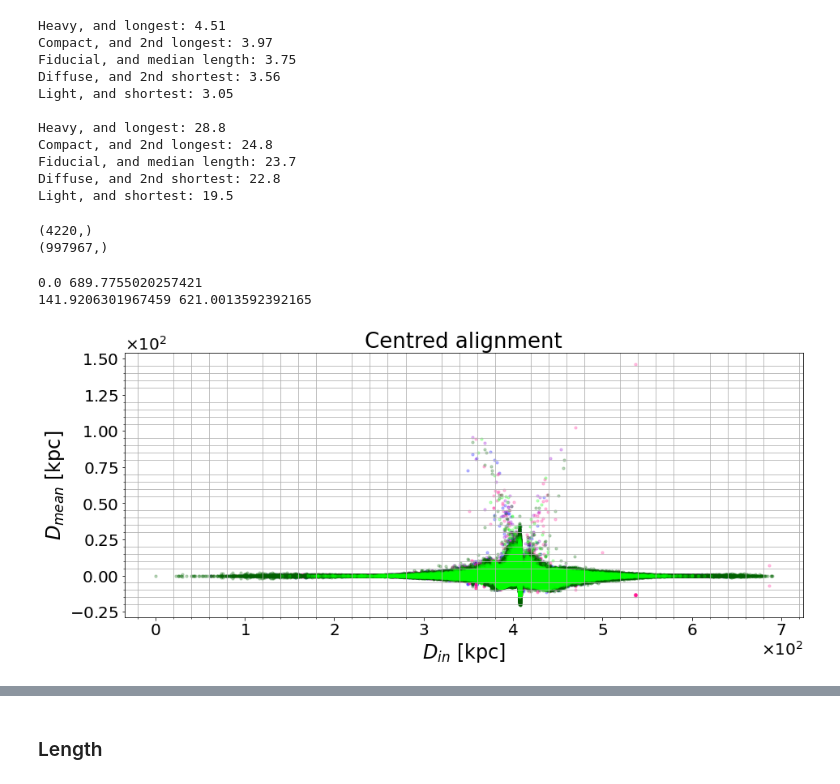
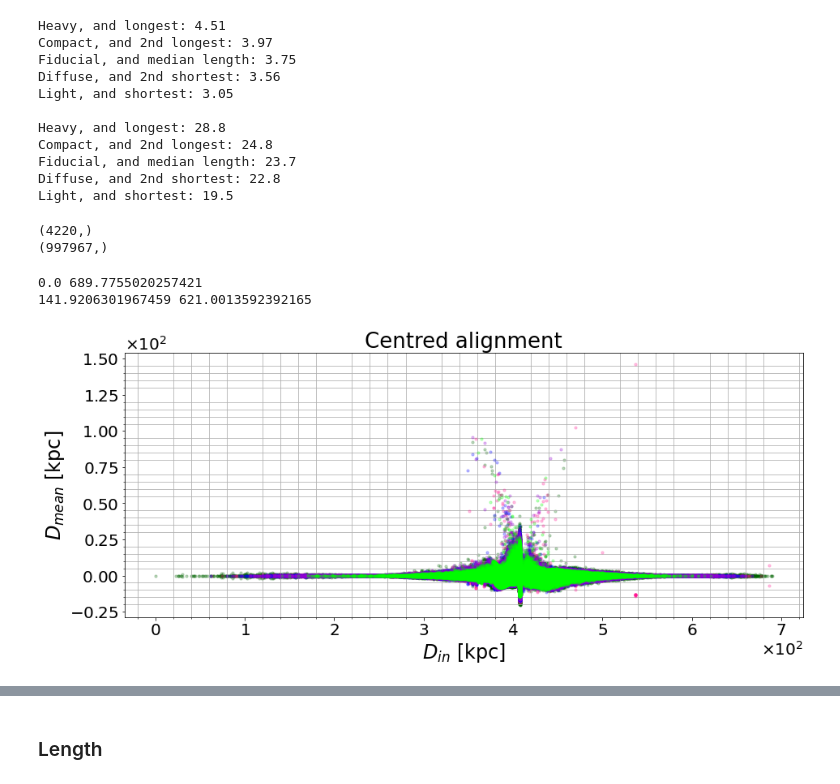
Before and after one commit to EmelieSandved/MSc_project, a Jupyter notebook: Analysing_results_pt1.ipynb, the cells around one changed output, grey strips where cells are left out. Drawn from its saved outputs; the diff is of its cells as text; code cells hidden in the pictures.

```diff
--- a/Analysing_results_pt1.ipynb
+++ b/Analysing_results_pt1.ipynb
@@ -1309,41 +1309,46 @@ Compact, and 2nd longest: 24.8
 Fiducial, and median length: 23.7
 Diffuse, and 2nd shortest: 22.8
 Light, and shortest: 19.5
-# %%
-print(np.shape(fid_orbital_data[:, -2]))
-print(np.shape(fid_aligned_data[:, -1]))
-# %% [output]
-(4220,)
-(997967,)
-# %%
-print(np.min(hm_aligned_data[:, -2]), np.max(hm_aligned_data[:, -2]))
-print(np.min(lm_aligned_data[:, -2]), np.max(lm_aligned_data[:, -2]))
-# %% [output]
-0.0 689.7755020257421
-141.9206301967459 621.0013592392165
+# %%
+print(np.shape(fid_orbital_data[:, -2]))
+print(np.shape(fid_aligned_data[:, -1]))
+# %% [output]
+(4220,)
+(997967,)
+# %%
+print(np.min(hm_aligned_data[:, -2]), np.max(hm_aligned_data[:, -2]))
+print(np.min(lm_aligned_data[:, -2]), np.max(lm_aligned_data[:, -2]))
+# %% [output]
+0.0 689.7755020257421
+141.9206301967459 621.0013592392165
 # %%
 figc0, axc0 = plt.subplots(figsize=(15, 6))
 
 axc0.minorticks_on()
 
-axc0.scatter(fid_aligned_data[:, -2], fid_aligned_data[:, -1], c='b', s=10, alpha=0.25, label='Fiducial')
-axc0.scatter(lr_aligned_data[:, -2], lr_aligned_data[:, -1], c='darkviolet', s=10, alpha=0.25, label='Diffuse')
-axc0.scatter(sr_aligned_data[:, -2], sr_aligned_data[:, -1], c='deeppink', s=10, alpha=0.25, label='Compact')
-axc0.scatter(hm_aligned_data[:, -2], hm_aligned_data[:, -1], c='darkgreen', s=10, alpha=0.25, label='Heavy')
-axc0.scatter(lm_aligned_data[:, -2], lm_aligned_data[:, -1], c='lime', s=10, alpha=0.25, label='Light')
+axc0.scatter(fid_aligned_data[:, -2], fid_aligned_data[:, -1], c='b', s=10, alpha=0.25, label='Fiducial',
+             zorder=10)
+axc0.scatter(lr_aligned_data[:, -2], lr_aligned_data[:, -1], c='darkviolet', s=10, alpha=0.25, label='Diffuse',
+             zorder=15)
+axc0.scatter(sr_aligned_data[:, -2], sr_aligned_data[:, -1], c='deeppink', s=10, alpha=0.25, label='Compact',
+             zorder=5)
+axc0.scatter(hm_aligned_data[:, -2], hm_aligned_data[:, -1], c='darkgreen', s=10, alpha=0.25, label='Heavy',
+             zorder=0)
+axc0.scatter(lm_aligned_data[:, -2], lm_aligned_data[:, -1], c='lime', s=10, alpha=0.25, label='Light',
+             zorder=20)
 
 
 axc0.set_title('Centred alignment')
 axc0.set_xlabel(r'$D_{in}$ [kpc]')
 axc0.set_ylabel(r'$D_{mean}$ [kpc]')
 
 axc0.xaxis.set_major_formatter(ScalarFormatter(useMathText=True))
 axc0.xaxis.get_major_formatter().set_powerlimits((0, 0))
 axc0.yaxis.set_major_formatter(ScalarFormatter(useMathText=True))
 axc0.yaxis.get_major_formatter().set_powerlimits((0, 0))
 
 axc0.grid(which='both')
 
 plt.show()
 # %% [output]
-[figure, old version]
+[figure, new version]
```
Also changed, not shown: parts of 21 cells of this notebook, 1 other file.
